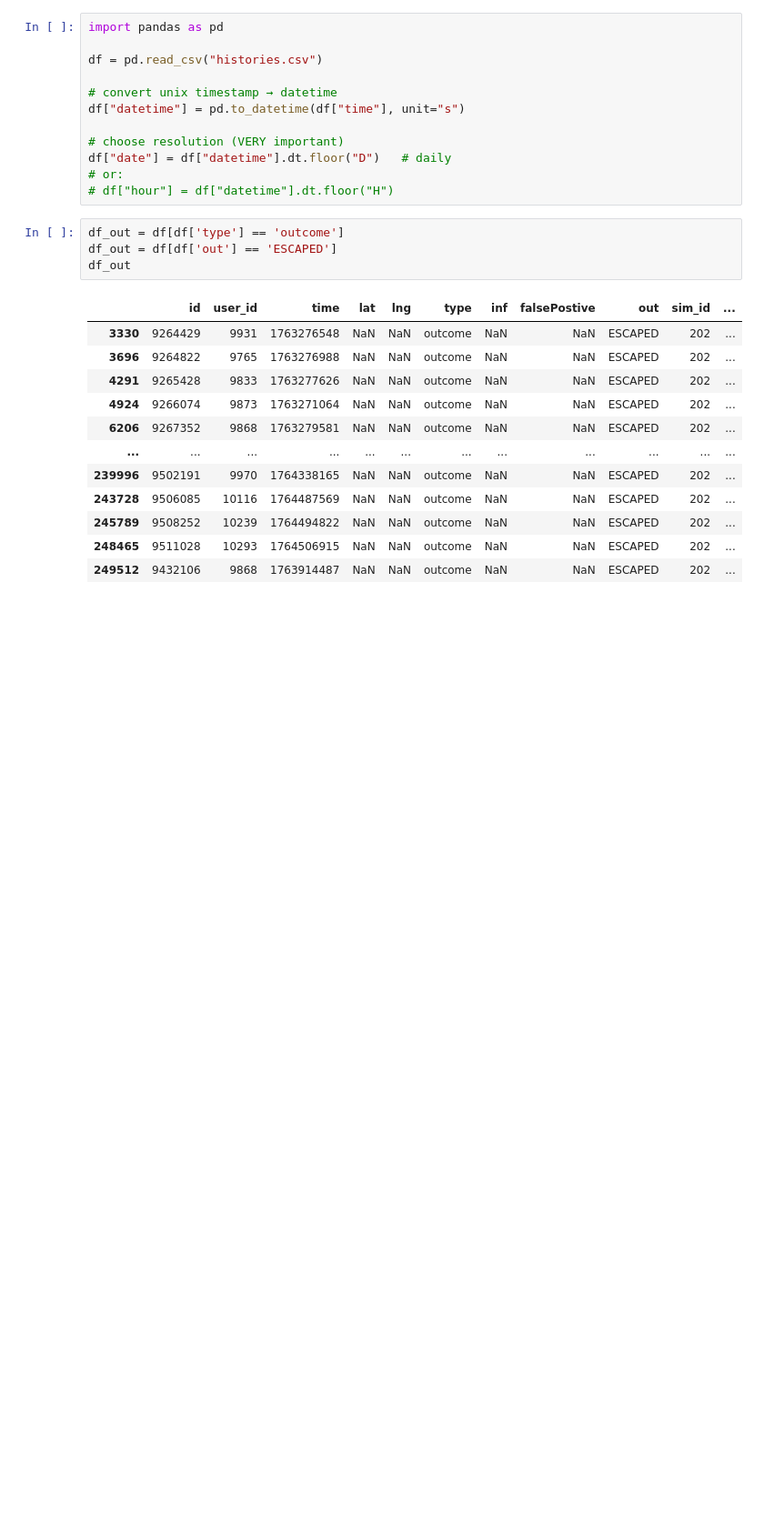
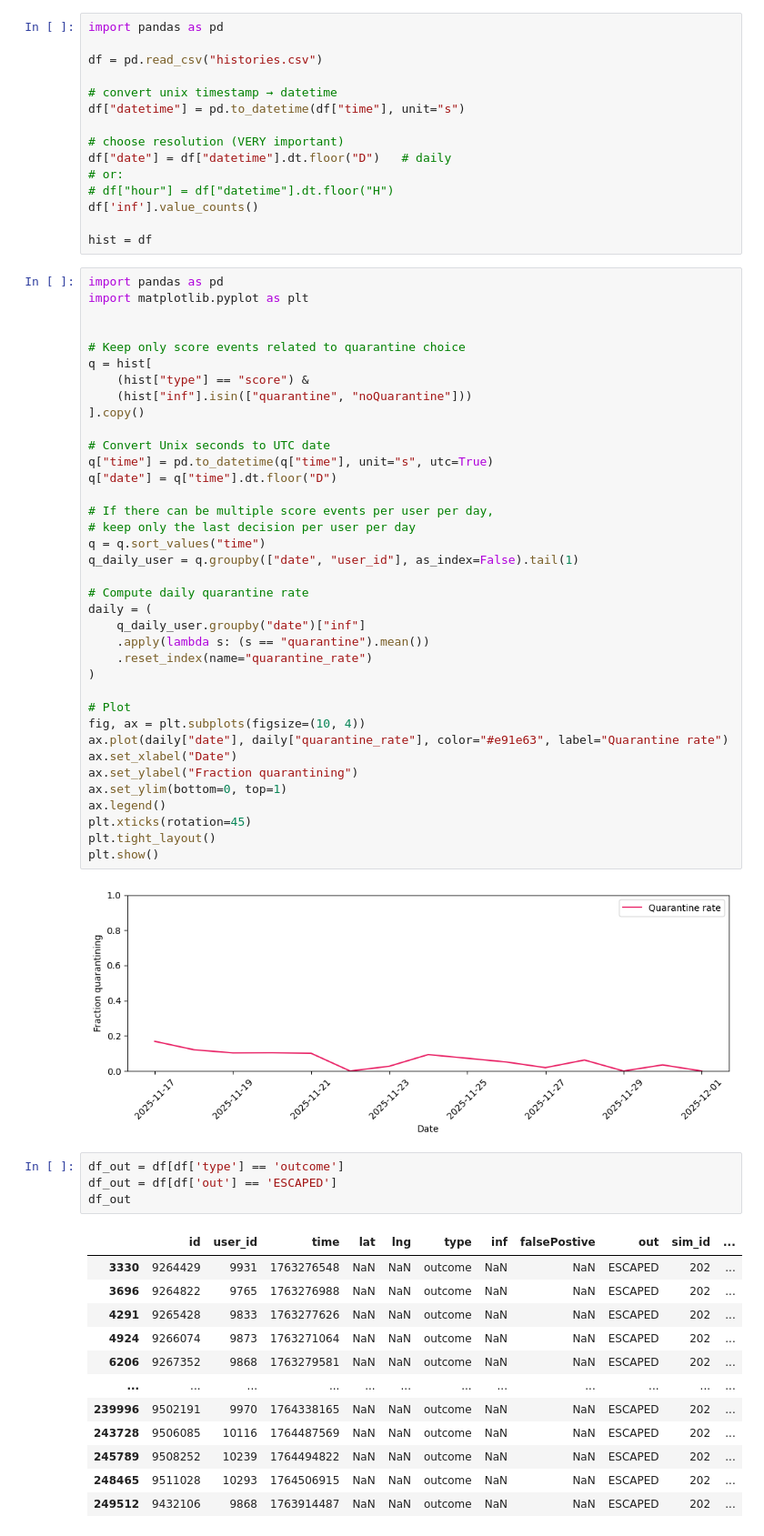
Before and after one commit to pferencz23/starsim, a Jupyter notebook: data_ingestion/game_graphs.ipynb, the cells around one changed output. Shown at 91% size. Saved outputs shown, nothing was run; the diff lists cells and outputs as text; blank space fills up the shorter version.

```diff
--- a/data_ingestion/game_graphs.ipynb
+++ b/data_ingestion/game_graphs.ipynb
@@ -10,6 +10,48 @@ df["datetime"] = pd.to_datetime(df["time"], unit="s")
 df["date"] = df["datetime"].dt.floor("D")   # daily
 # or:
 # df["hour"] = df["datetime"].dt.floor("H")
+df['inf'].value_counts()
+
+hist = df
+# %%
+import pandas as pd
+import matplotlib.pyplot as plt
+
+
+# Keep only score events related to quarantine choice
+q = hist[
+    (hist["type"] == "score") &
+    (hist["inf"].isin(["quarantine", "noQuarantine"]))
+].copy()
+
+# Convert Unix seconds to UTC date
+q["time"] = pd.to_datetime(q["time"], unit="s", utc=True)
+q["date"] = q["time"].dt.floor("D")
+
+# If there can be multiple score events per user per day,
+# keep only the last decision per user per day
+q = q.sort_values("time")
+q_daily_user = q.groupby(["date", "user_id"], as_index=False).tail(1)
+
+# Compute daily quarantine rate
+daily = (
+    q_daily_user.groupby("date")["inf"]
+    .apply(lambda s: (s == "quarantine").mean())
+    .reset_index(name="quarantine_rate")
+)
+
+# Plot
+fig, ax = plt.subplots(figsize=(10, 4))
+ax.plot(daily["date"], daily["quarantine_rate"], color="#e91e63", label="Quarantine rate")
+ax.set_xlabel("Date")
+ax.set_ylabel("Fraction quarantining")
+ax.set_ylim(bottom=0, top=1)
+ax.legend()
+plt.xticks(rotation=45)
+plt.tight_layout()
+plt.show()
+# %% [output]
+[figure, added]
 # %%
 df_out = df[df['type'] == 'outcome']
 df_out = df[df['out'] == 'ESCAPED']
```
Also changed, not shown: parts of 12 cells of this notebook.
